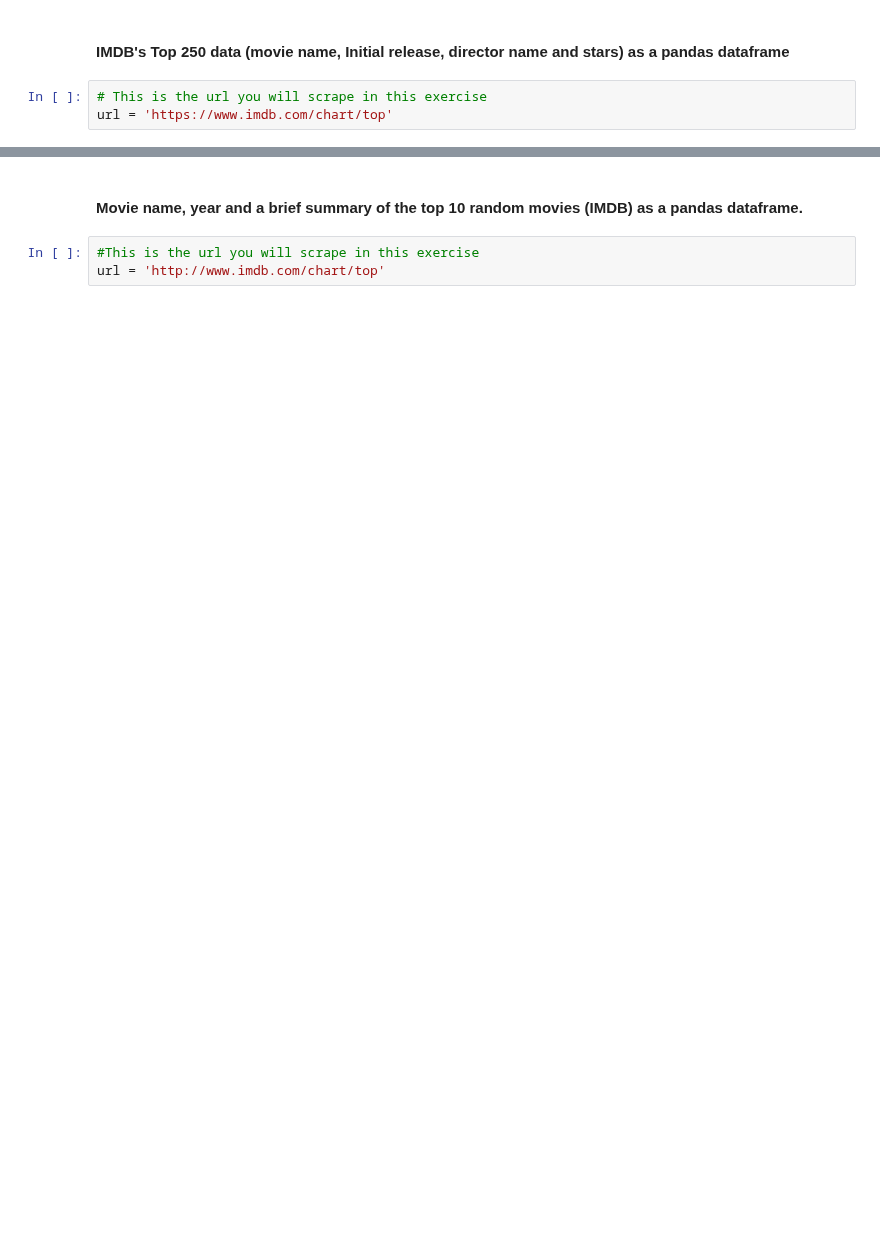
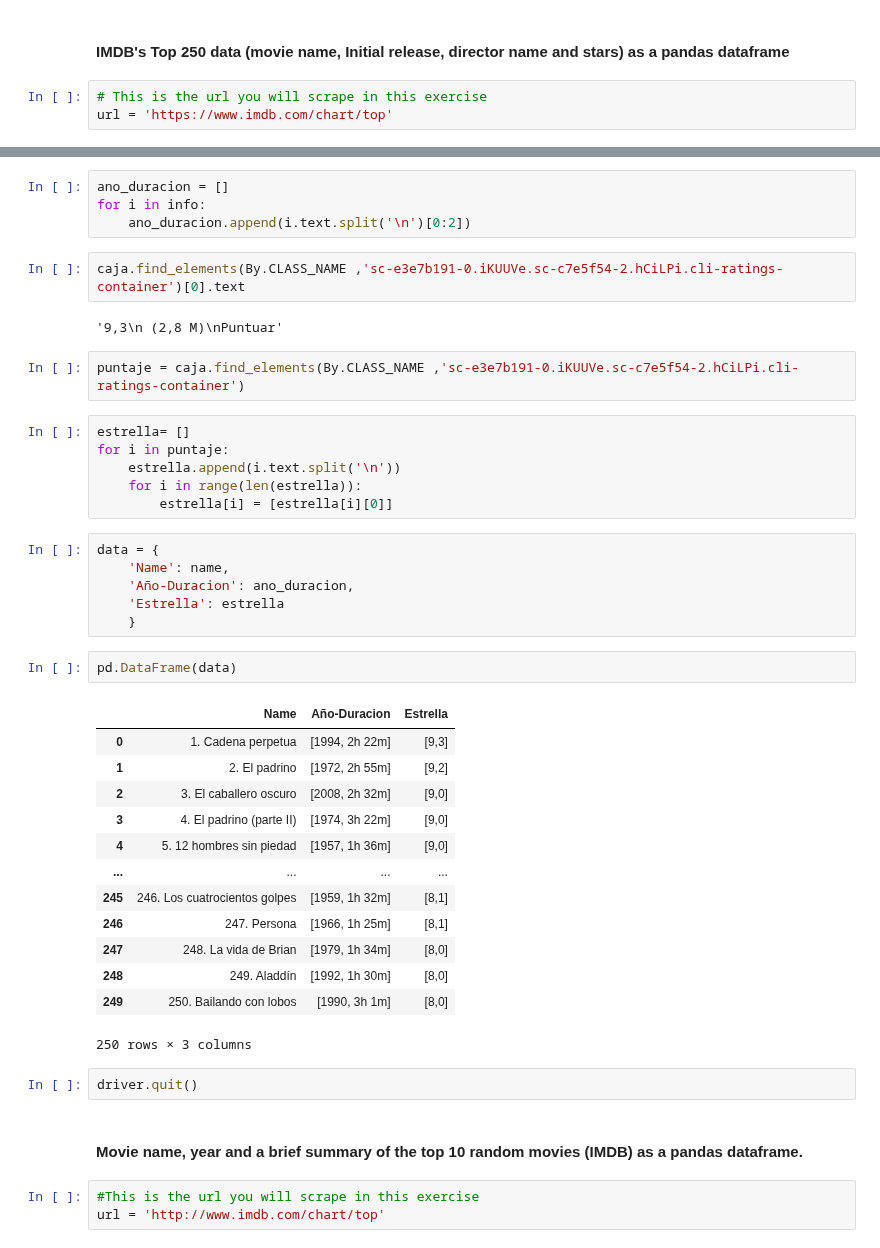
Before and after one commit to Ironhack-Data-Madrid-Octubre-2023/4.3-lab_web_scraping_selenium, a Jupyter notebook: your-code/main.ipynb, the cells around one changed output, grey strips where cells are left out. Drawn from its saved outputs; the diff is of its cells as text; blank space fills up the shorter version.

```diff
--- a/your-code/main.ipynb
+++ b/your-code/main.ipynb
@@ -664,3 +696,43 @@ url = 'https://www.imdb.com/chart/top'
+# %%
+ano_duracion = []
+for i in info:
+    ano_duracion.append(i.text.split('\n')[0:2])
+# %%
+caja.find_elements(By.CLASS_NAME ,'sc-e3e7b191-0.iKUUVe.sc-c7e5f54-2.hCiLPi.cli-ratings-container')[0].text
+# %% [output]
+'9,3\n (2,8 M)\nPuntuar'
+# %%
+puntaje = caja.find_elements(By.CLASS_NAME ,'sc-e3e7b191-0.iKUUVe.sc-c7e5f54-2.hCiLPi.cli-ratings-container')
+# %%
+estrella= []
+for i in puntaje:
+    estrella.append(i.text.split('\n'))
+    for i in range(len(estrella)):
+        estrella[i] = [estrella[i][0]]
+# %%
+data = {
+    'Name': name,
+    'Año-Duracion': ano_duracion,
+    'Estrella': estrella
+    }
+# %%
+pd.DataFrame(data)
+# %% [output]
+|  | Name | Año-Duracion | Estrella |
+| 0 | 1. Cadena perpetua | [1994, 2h 22m] | [9,3] |
+| 1 | 2. El padrino | [1972, 2h 55m] | [9,2] |
+| 2 | 3. El caballero oscuro | [2008, 2h 32m] | [9,0] |
+| 3 | 4. El padrino (parte II) | [1974, 3h 22m] | [9,0] |
+| 4 | 5. 12 hombres sin piedad | [1957, 1h 36m] | [9,0] |
+| ... | ... | ... | ... |
+| 245 | 246. Los cuatrocientos golpes | [1959, 1h 32m] | [8,1] |
+| 246 | 247. Persona | [1966, 1h 25m] | [8,1] |
+| 247 | 248. La vida de Brian | [1979, 1h 34m] | [8,0] |
+| 248 | 249. Aladdín | [1992, 1h 30m] | [8,0] |
+| 249 | 250. Bailando con lobos | [1990, 3h 1m] | [8,0] |
+250 rows × 3 columns
+# %%
+driver.quit()
 # %% [markdown]
 #### Movie name, year and a brief summary of the top 10 random movies (IMDB) as a pandas dataframe.
 # %%
```
Also changed, not shown: parts of 19 cells of this notebook.
